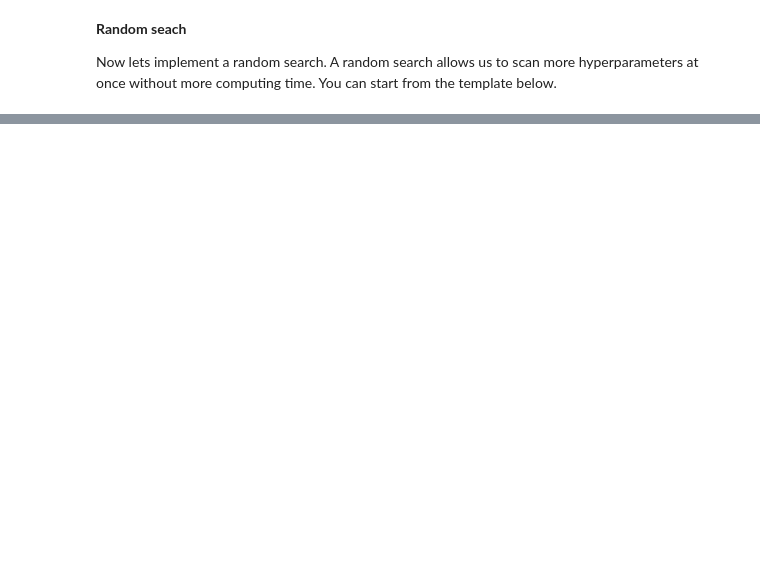
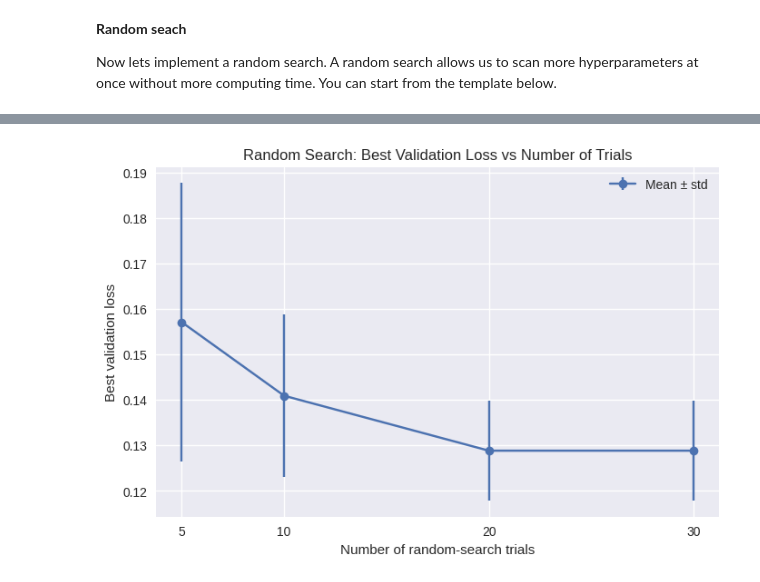
Before and after one commit to TildeSkar/Applied-Deep-Learning---Physics---exrecises, a Jupyter notebook: Exercise_6_4_MNIST.ipynb, the cells around one changed output, grey strips where cells are left out. Saved outputs shown, nothing was run; the diff lists cells and outputs as text; code cells hidden in the pictures; blank space fills up the shorter version.

```diff
--- a/Exercise_6_4_MNIST.ipynb
+++ b/Exercise_6_4_MNIST.ipynb
@@ -355,0 +533,95 @@ for i in range(N):
+# %%
+# Different numbers of random-search trials
+N_values = [5, 10, 20, 30]
+
+# Repeat each experiment 3 times
+num_repeats = 3
+
+# Store the best validation loss for each experiment
+best_losses = np.zeros((len(N_values), num_repeats))
+
+
+for j in range(num_repeats):
+  print(f"\nRepeat {j + 1}/{num_repeats}")
+
+  # Generate independent random hyperparameter combinations
+  N_max = max(N_values)
+
+
+  search = {
+    'batch_size': np.random.choice([16, 32, 64, 128, 256], N_max),
+    'num_neurons': np.random.choice([8, 32, 128, 256, 512], N_max),
+    'learn_rate': np.random.choice([-5, -4, -3, -2, -1], N_max),
+    'activation': np.random.choice(['relu', 'elu', 'sigmoid', 'tanh'], N_max),
+    'dropout': np.random.choice([0.0, 0.1, 0.2, 0.3, 0.5, 0.6], N_max),
+    'val_loss': np.zeros(N_max)}
+
+  # Train each sampled model once
+  for i in range(N_max):
+
+      batch_size = int(search['batch_size'][i])
+      num_neurons = int(search['num_neurons'][i])
+      learning_rate = 10.0 ** int(search['learn_rate'][i])
+      activation = search['activation'][i]
+      dropout = float(search['dropout'][i])
+
+      model = tf.keras.models.Sequential([
+          layers.Input(shape=(784,)),
+          layers.Dense(num_neurons, activation=activation),
+          layers.Dropout(dropout),
+          layers.Dense(10, activation='softmax')
+      ])
+
+      model.compile(
+          loss='categorical_crossentropy',
+          optimizer=tf.keras.optimizers.Adam(
+              learning_rate=learning_rate
+          ),
+          metrics=['accuracy']
+      )
+
+      model.fit(
+          x_train, y_train_onehot,
+          validation_data=(x_valid, y_valid_onehot),
+          batch_size=batch_size,
+          epochs=10,
+          verbose=0
+      )
+
+      # Evaluating the validation loss
+      val_loss, val_acc = model.evaluate(x_valid, y_valid_onehot, verbose=0)
+
+      search['val_loss'][i] = val_loss
+
+      # best loss for N-trials
+
+      for k, N in enumerate(N_values):
+
+        best_losses[k, j] = np.min(search['val_loss'][:N])
+
+        print(f"N = {N:2d}, "f"best validation loss = {best_losses[k, j]:.4f}")
+
+  # Calculate mean and standard deviation
+  mean_loss = np.mean(best_losses, axis=1)
+  std_loss = np.std(best_losses, axis=1)
+
+  # Plot results
+plt.figure(figsize=(8, 5))
+
+plt.errorbar(
+    N_values,
+    mean_loss,
+    yerr=std_loss,
+    fmt='o-',
+    capsize=5,
+    label='Mean ± std'
+)
+
+plt.xlabel('Number of random-search trials')
+plt.ylabel('Best validation loss')
+plt.title('Random Search: Best Validation Loss vs Number of Trials')
+plt.xticks(N_values)
+plt.legend()
+plt.grid(True)
+plt.show()
+# %% [output]
@@ -355,0 +645 @@ for i in range(N):
+[figure, added]
```
Also changed, not shown: parts of 45 cells of this notebook.
